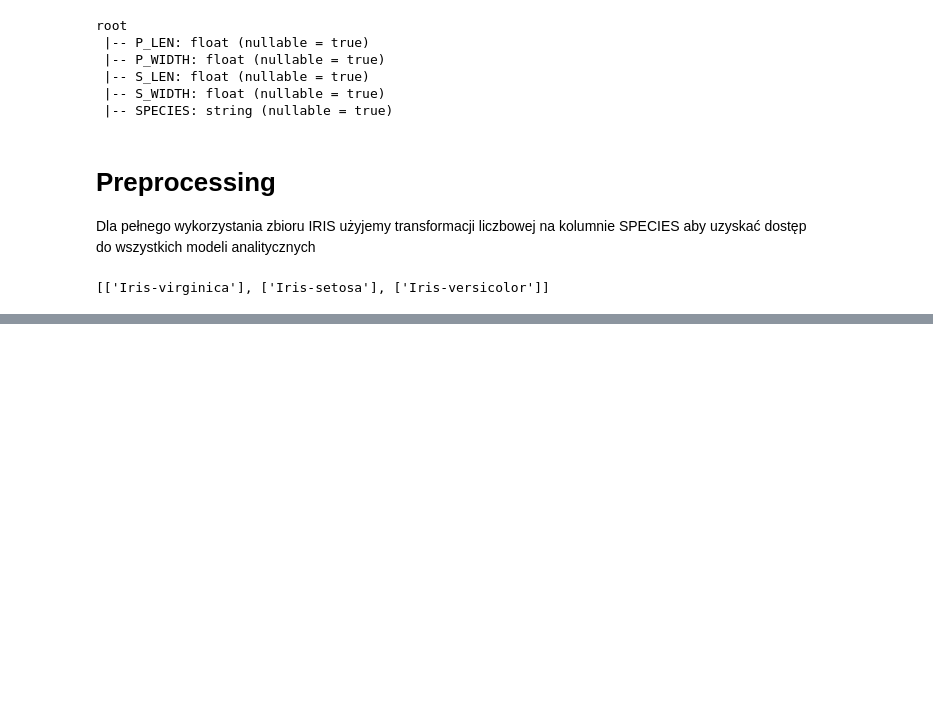
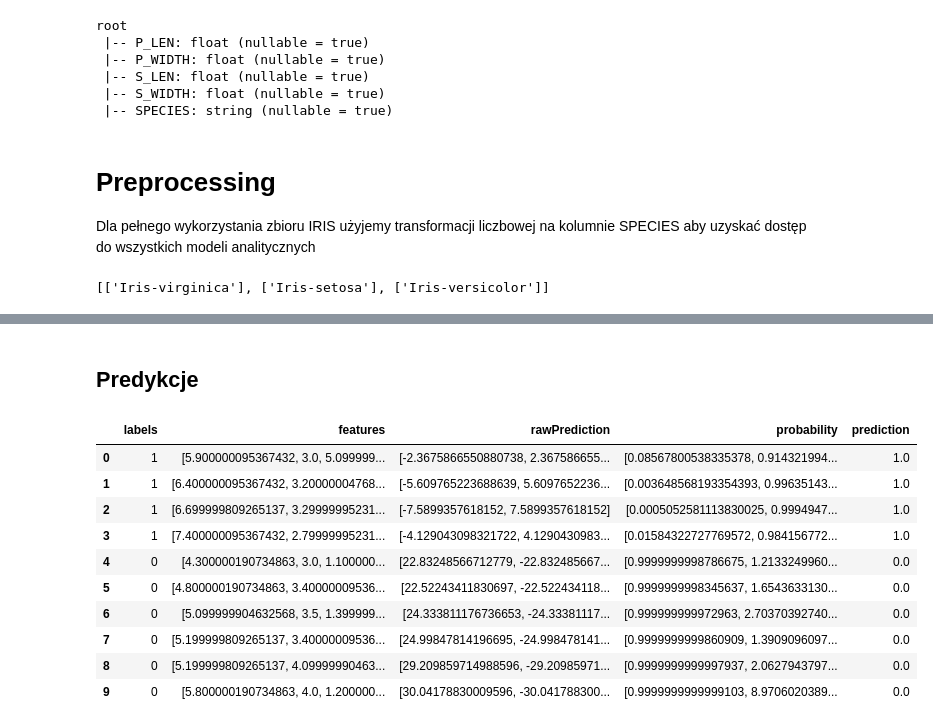
Before and after one commit to PiotrMaciejKowalski/kurs-analiza-danych-2022, a Jupyter notebook: Tydzień 6/MLlib.ipynb, the cells around one changed output, grey strips where cells are left out. Drawn from its saved outputs; the diff is of its cells as text; code cells hidden in the pictures; blank space fills up the shorter version.

```diff
--- a/Tydzień 6/MLlib.ipynb
+++ b/Tydzień 6/MLlib.ipynb
@@ -174,0 +279,17 @@ root
+# %% [markdown]
+## Predykcje
+# %%
+predictions = trained_model.transform(test)
+predictions.limit(10).toPandas()
+# %% [output]
+|  | labels | features | rawPrediction | probability | prediction |
+| 0 | 1 | [5.900000095367432, 3.0, 5.099999... | [-2.3675866550880738, 2.367586655... | [0.08567800538335378, 0.914321994... | 1.0 |
+| 1 | 1 | [6.400000095367432, 3.20000004768... | [-5.609765223688639, 5.6097652236... | [0.003648568193354393, 0.99635143... | 1.0 |
+| 2 | 1 | [6.699999809265137, 3.29999995231... | [-7.5899357618152, 7.5899357618152] | [0.0005052581113830025, 0.9994947... | 1.0 |
+| 3 | 1 | [7.400000095367432, 2.79999995231... | [-4.129043098321722, 4.1290430983... | [0.01584322727769572, 0.984156772... | 1.0 |
+| 4 | 0 | [4.300000190734863, 3.0, 1.100000... | [22.83248566712779, -22.832485667... | [0.9999999998786675, 1.2133249960... | 0.0 |
+| 5 | 0 | [4.800000190734863, 3.40000009536... | [22.52243411830697, -22.522434118... | [0.9999999998345637, 1.6543633130... | 0.0 |
+| 6 | 0 | [5.099999904632568, 3.5, 1.399999... | [24.333811176736653, -24.33381117... | [0.999999999972963, 2.70370392740... | 0.0 |
+| 7 | 0 | [5.199999809265137, 3.40000009536... | [24.99847814196695, -24.998478141... | [0.9999999999860909, 1.3909096097... | 0.0 |
+| 8 | 0 | [5.199999809265137, 4.09999990463... | [29.209859714988596, -29.20985971... | [0.9999999999997937, 2.0627943797... | 0.0 |
+| 9 | 0 | [5.800000190734863, 4.0, 1.200000... | [30.04178830009596, -30.041788300... | [0.9999999999999103, 8.9706020389... | 0.0 |
```
Also changed, not shown: parts of 23 cells of this notebook.
